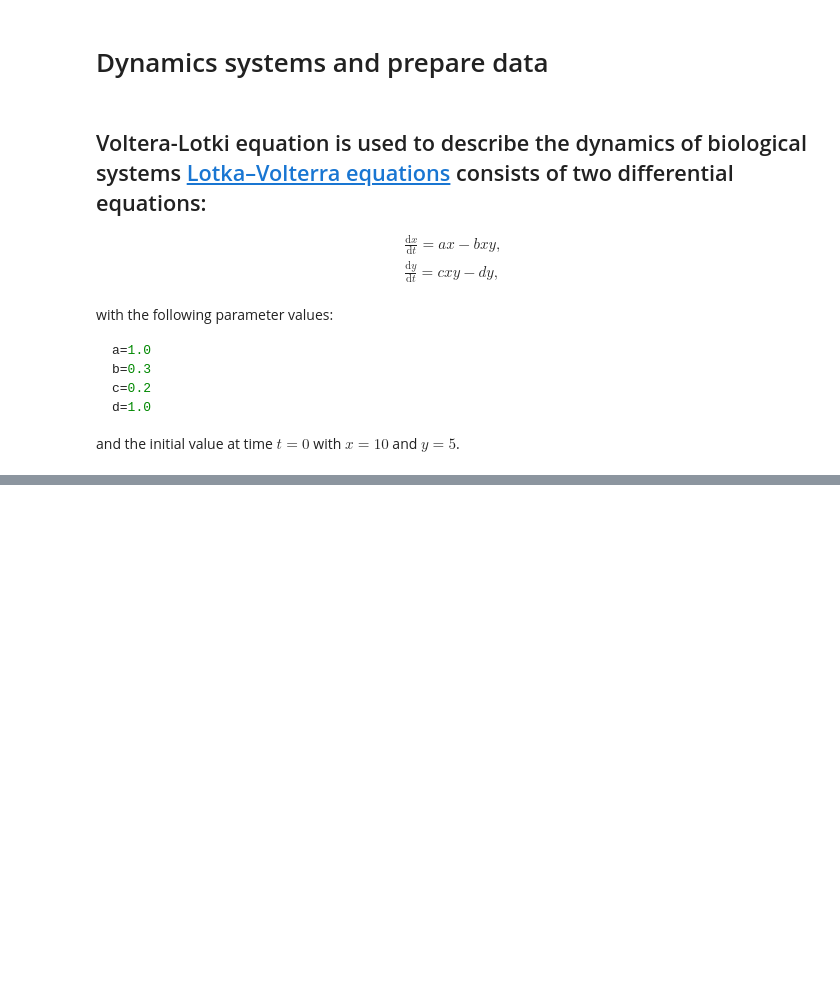
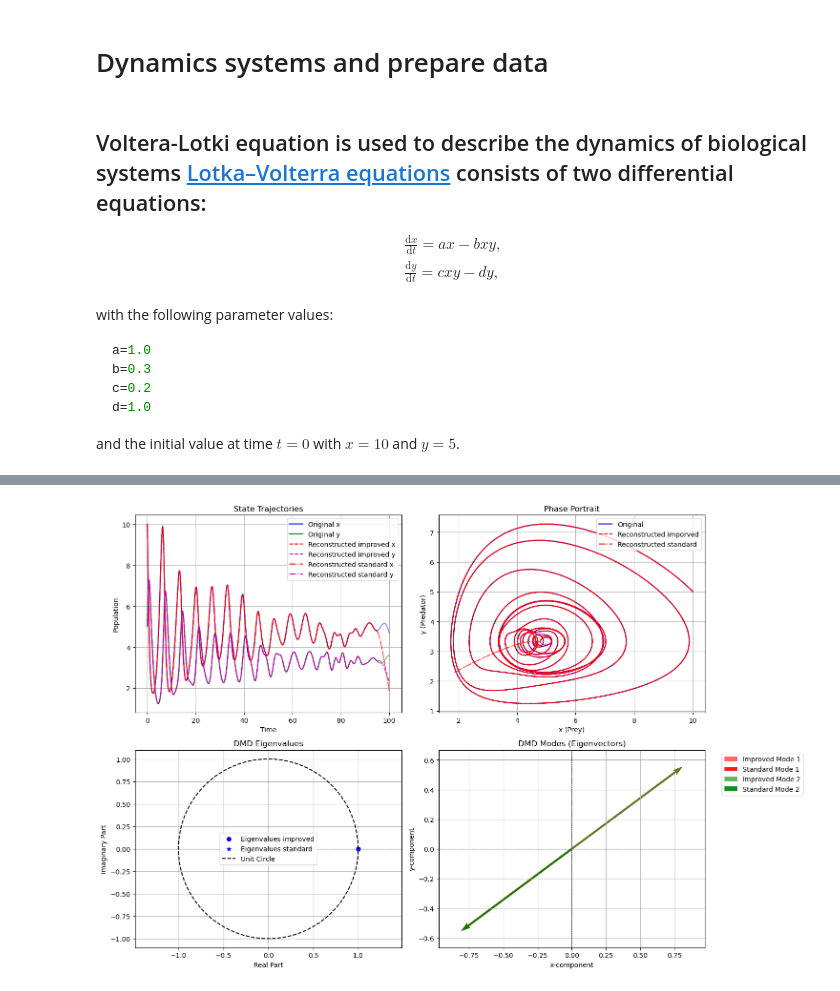
Before and after one commit to thexuanphuc/impoved_DMDC, a Jupyter notebook: improved_dmdc_lotka.ipynb, the cells around one changed output, grey strips where cells are left out. Drawn from its saved outputs; the diff is of its cells as text; code cells hidden in the pictures; blank space fills up the shorter version.

```diff
--- a/improved_dmdc_lotka.ipynb
+++ b/improved_dmdc_lotka.ipynb
@@ -122,3 +121,16 @@ for i in range(future_steps):
     z_next = bar_A @ z_current + bar_B @ u_current
     Y_pred[:, i] = (bar_V @ z_next).reshape(2,)
     z_current = z_next
+
+# Predict future states for standard DMDc
+X_data_test_std = np.vstack((x_solved[N_train], y_solved[N_train])).reshape(2, 1)
+z_k_std = bar_V_std.T @ X_data_test_std
+future_steps = N_t - N_train
+Y_pred_std = np.zeros((2, future_steps))
+z_current_std = z_k_std.reshape(-1, 1)
+
+for i in range(future_steps):
+    u_current = u_con[N_train+i].reshape(1, -1)
+    z_next_std = bar_A_std @ z_current_std + bar_B_std @ u_current
+    Y_pred_std[:, i] = (bar_V_std @ z_next_std).reshape(2,)
+    z_current_std = z_next_std
@@ -155,0 +200,86 @@ DMD Modes shape:
+# %%
+# Create a figure with subplots
+plt.figure(figsize=(15, 10))
+
+# Subplot 1: State Trajectories
+plt.subplot(2, 2, 1)
+plt.plot(t_array[:N_train-1], X_data[0, :-1], 'b-', label='Original x')
+plt.plot(t_array[:N_train-1], X_data[1, :-1], 'g-', label='Original y')
+plt.plot(t_array[:N_train-1], recons[0, :], 'r--', label='Reconstructed improved x')
+plt.plot(t_array[:N_train-1], recons[1, :], 'm--', label='Reconstructed improved y')
+plt.plot(t_array[:N_train-1], recons_std[0, :], 'r-.', label='Reconstructed standard x')
+plt.plot(t_array[:N_train-1], recons_std[1, :], 'm-.', label='Reconstructed standard y')
+# for prediction
+plt.plot(t_array[N_train:], x_solved[N_train:], 'b-', alpha=0.5)
+plt.plot(t_array[N_train:], y_solved[N_train:], 'g-', alpha=0.5)
+plt.plot(t_array[N_train:], Y_pred[0, :], 'r--', alpha=0.5)
+plt.plot(t_array[N_train:], Y_pred[1, :], 'm--', alpha=0.5)
+plt.plot(t_array[N_train:], Y_pred_std[0, :], 'r-.', alpha=0.5)
+plt.plot(t_array[N_train:], Y_pred_std[1, :], 'm-.', alpha=0.5)
+
+plt.title('State Trajectories')
+plt.xlabel('Time')
+plt.ylabel('Population')
+plt.legend()
+plt.grid(True)
+
+# Subplot 2: Phase Portrait
+plt.subplot(2, 2, 2)
+plt.plot(X_data[0, :-1], X_data[1, :-1], 'b-', label='Original')
+plt.plot(x_solved[N_train-1:], y_solved[N_train-1:], 'b-', alpha=0.5)
+plt.plot(recons[0, :], recons[1, :], 'r--', label='Reconstructed imporved')
+plt.plot(Y_pred[0, :], Y_pred[1, :], 'r--', alpha=0.5)
+plt.plot(recons_std[0, :], recons_std[1, :], 'r-.', label='Reconstructed standard')
+plt.plot(Y_pred_std[0, :], Y_pred_std[1, :], 'r-.', alpha=0.5)
+plt.title('Phase Portrait')
+plt.xlabel('x (Prey)')
+plt.ylabel('y (Predator)')
+plt.legend()
+plt.grid(True)
+
+# Subplot 3: Eigenvalues with Unit Circle
+plt.subplot(2, 2, 3)
+plt.scatter(eigenvalues.real, eigenvalues.imag, c='b', marker='o', label='Eigenvalues improved')
+plt.scatter(eigenvalues_std.real, eigenvalues_std.imag, c='b', marker='*', label='Eigenvalues standard')
+theta = np.linspace(0, 2 * np.pi, 400)
+plt.plot(np.cos(theta), np.sin(theta), 'k--', label='Unit Circle')
+plt.axhline(0, color='k', linestyle='--', linewidth=0.5)
+plt.axvline(0, color='k', linestyle='--', linewidth=0.5)
+plt.title('DMD Eigenvalues')
+plt.xlabel('Real Part')
+plt.ylabel('Imaginary Part')
+plt.legend()
+plt.axis('equal')
+plt.grid(True)
+
+# Subplot 4: DMD Modes (Eigenvectors)
+plt.subplot(2, 2, 4)
+origin = np.zeros((2, modes.shape[1]))
+
+# Find axis limits to keep all vectors inside the figure
+x_max = np.max(np.abs(modes[0, :].real)) * 1.2
+y_max = np.max(np.abs(modes[1, :].real)) * 1.2
+
+num_modes = min(min(modes.shape[1], modes_std.shape[1]), 6)  # Plot up to 6 eigenvectors
+colors = ['r', 'g']
+print("the number of modes", num_modes)
+for i in range(num_modes):
+    vec_imp = modes[:, i].real
+    vec_std = modes_std[:, i].real
+    plt.quiver(0, 0, vec_imp[0], vec_imp[1], angles='xy', scale_units='xy', scale=1, color=colors[i % len(colors)], alpha=0.6, linewidth=1.5, label=f'Improved Mode {i+1}')
+    plt.quiver(0, 0, vec_std[0], vec_std[1], angles='xy', scale_units='xy', scale=1, color=colors[i % len(colors)], alpha=0.9, linewidth=2.5, linestyle='-.', label=f'Standard Mode {i+1}')
+plt.legend(bbox_to_anchor=(1.05, 1), loc='upper left')
+plt.title('DMD Modes (Eigenvectors)')
+plt.xlabel('x-component')
+
+plt.ylabel('y-component')
+plt.axvline(0, color='k', linestyle='--', linewidth=0.5)
+plt.axhline(0, color='k', linestyle='--', linewidth=0.5)
+plt.xlim(-x_max, x_max)
+plt.ylim(-y_max, y_max)
+plt.grid(True)
+
+# # Adjust layout and save the figure
+plt.tight_layout()
+plt.show()
+# %% [output]
@@ -155,0 +287 @@ DMD Modes shape:
+[figure, added]
```
Also changed, not shown: parts of 12 cells of this notebook, 26 other files.
